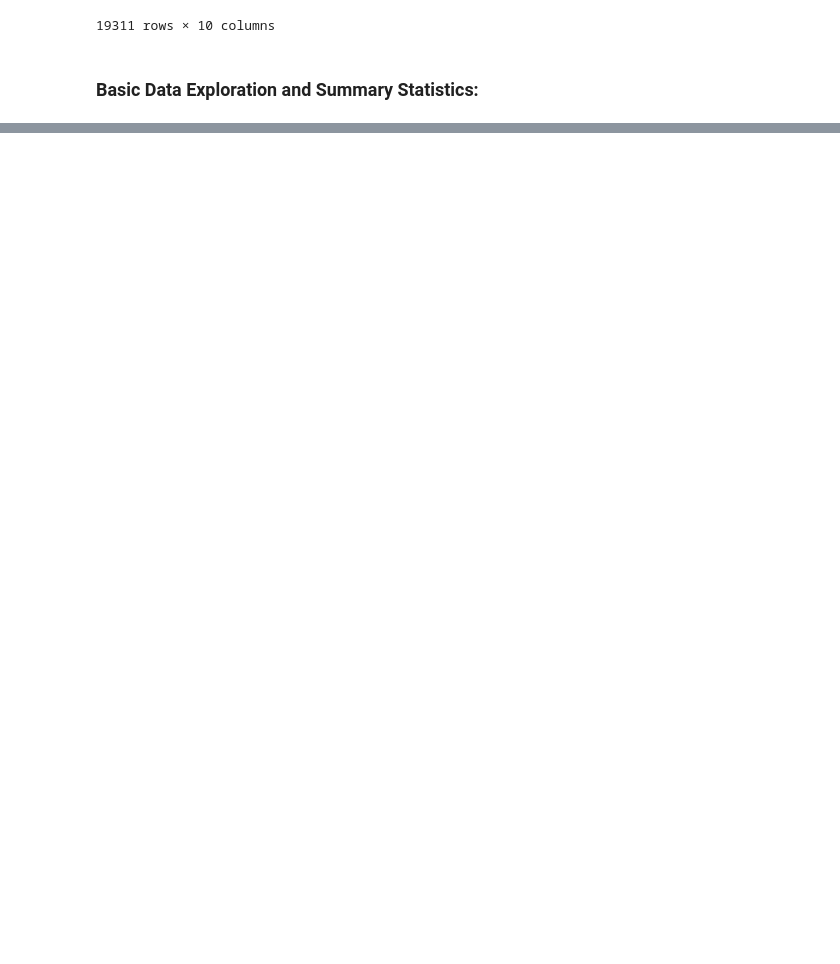
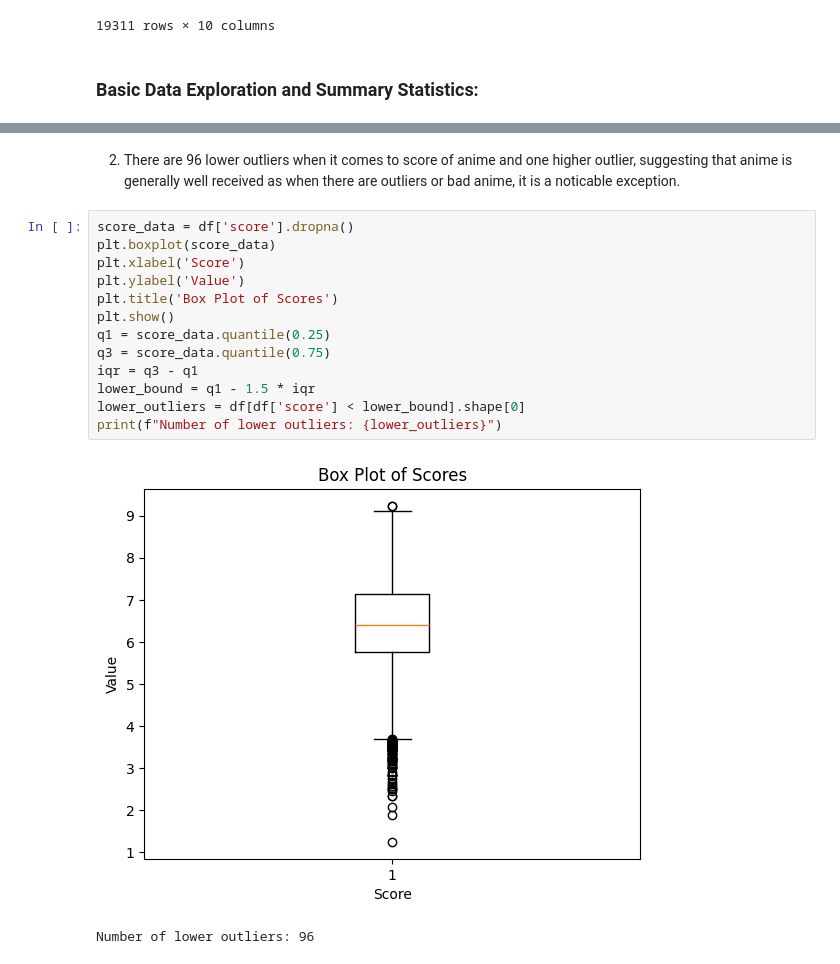
Before and after one commit to ChuckVisuals/CMSC320_Final, a Jupyter notebook: data.ipynb, the cells around one changed output, grey strips where cells are left out. Cells and saved outputs as stored; diff of their text form; blank space fills up the shorter version.

```diff
--- a/data.ipynb
+++ b/data.ipynb
@@ -43,0 +64,18 @@ HA:
+# %% [markdown]
+2. There are 96 lower outliers when it comes to score of anime and one higher outlier, suggesting that anime is generally well received as when there are outliers or bad anime, it is a noticable exception.
+# %%
+score_data = df['score'].dropna()
+plt.boxplot(score_data)
+plt.xlabel('Score')
+plt.ylabel('Value')
+plt.title('Box Plot of Scores')
+plt.show()
+q1 = score_data.quantile(0.25)
+q3 = score_data.quantile(0.75)
+iqr = q3 - q1
+lower_bound = q1 - 1.5 * iqr
+lower_outliers = df[df['score'] < lower_bound].shape[0]
+print(f"Number of lower outliers: {lower_outliers}")
+# %% [output]
+[figure, added]
+Number of lower outliers: 96
```
Also changed, not shown: parts of 11 cells of this notebook.
